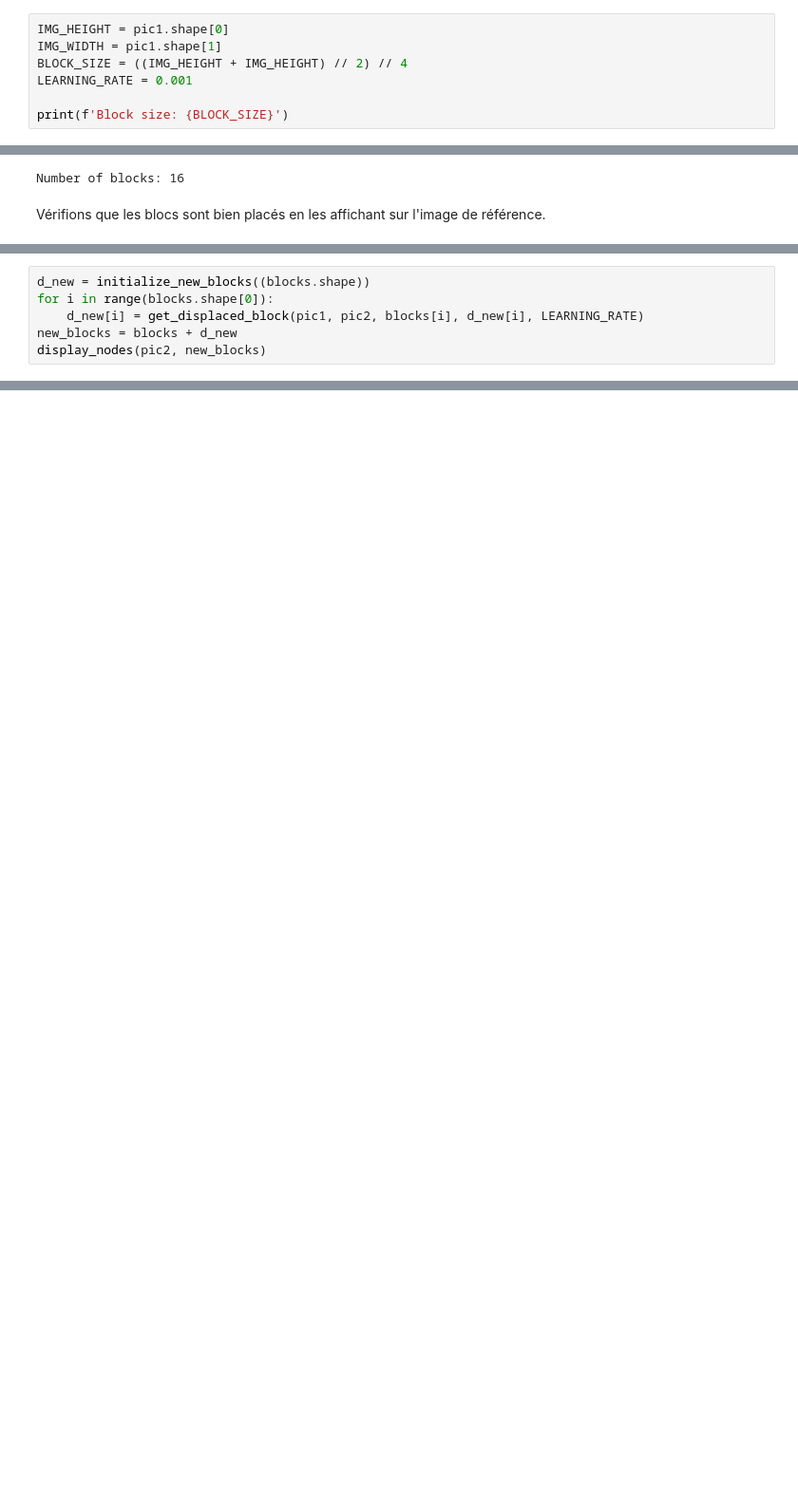
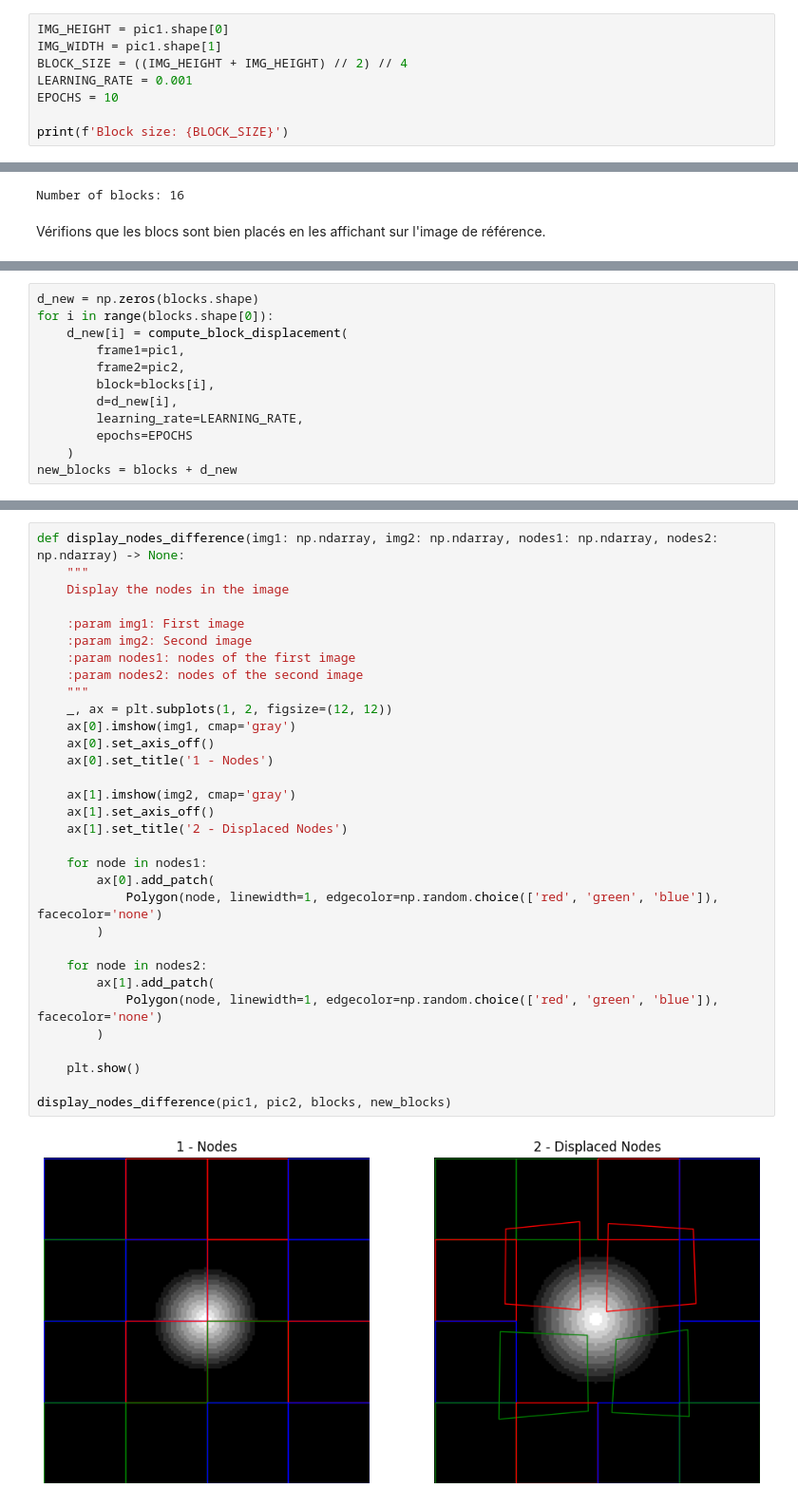
Before and after one commit to sinansoulier/VideoProcessing, a Jupyter notebook: TP1/motion_estimation.ipynb, the cells around one changed output, grey strips where cells are left out. Shown at 95% size. Cells and saved outputs as stored; diff of their text form; blank space fills up the shorter version.

Commit message:
node: Finished detailing explanations and improving presentation

```diff
--- a/TP1/motion_estimation.ipynb
+++ b/TP1/motion_estimation.ipynb
@@ -237,6 +248,7 @@ IMG_HEIGHT = pic1.shape[0]
 IMG_WIDTH = pic1.shape[1]
 BLOCK_SIZE = ((IMG_HEIGHT + IMG_HEIGHT) // 2) // 4
 LEARNING_RATE = 0.001
+EPOCHS = 10
 
 print(f'Block size: {BLOCK_SIZE}')
 # %% [output]
@@ -391,6 +421,12 @@ def get_displaced_block(frame1: np.ndarray, frame2: np.ndarray, block: np.ndarra
 # %%
-d_new = initialize_new_blocks((blocks.shape))
+d_new = np.zeros(blocks.shape)
 for i in range(blocks.shape[0]):
-    d_new[i] = get_displaced_block(pic1, pic2, blocks[i], d_new[i], LEARNING_RATE)
+    d_new[i] = compute_block_displacement(
+        frame1=pic1,
+        frame2=pic2,
+        block=blocks[i],
+        d=d_new[i],
+        learning_rate=LEARNING_RATE,
+        epochs=EPOCHS
+    )
 new_blocks = blocks + d_new
-display_nodes(pic2, new_blocks)
@@ -398,0 +435,34 @@ display_nodes(pic2, new_blocks)
+# %%
+def display_nodes_difference(img1: np.ndarray, img2: np.ndarray, nodes1: np.ndarray, nodes2: np.ndarray) -> None:
+    """
+    Display the nodes in the image
+
+    :param img1: First image
+    :param img2: Second image
+    :param nodes1: nodes of the first image
+    :param nodes2: nodes of the second image
+    """
+    _, ax = plt.subplots(1, 2, figsize=(12, 12))
+    ax[0].imshow(img1, cmap='gray')
+    ax[0].set_axis_off()
+    ax[0].set_title('1 - Nodes')
+
+    ax[1].imshow(img2, cmap='gray')
+    ax[1].set_axis_off()
+    ax[1].set_title('2 - Displaced Nodes')
+
+    for node in nodes1:
+        ax[0].add_patch(
+            Polygon(node, linewidth=1, edgecolor=np.random.choice(['red', 'green', 'blue']), facecolor='none')
+        )
+
+    for node in nodes2:
+        ax[1].add_patch(
+            Polygon(node, linewidth=1, edgecolor=np.random.choice(['red', 'green', 'blue']), facecolor='none')
+        )
+
+    plt.show()
+
+display_nodes_difference(pic1, pic2, blocks, new_blocks)
+# %% [output]
+[figure, added]
```
Also changed, not shown: parts of 16 cells of this notebook.
